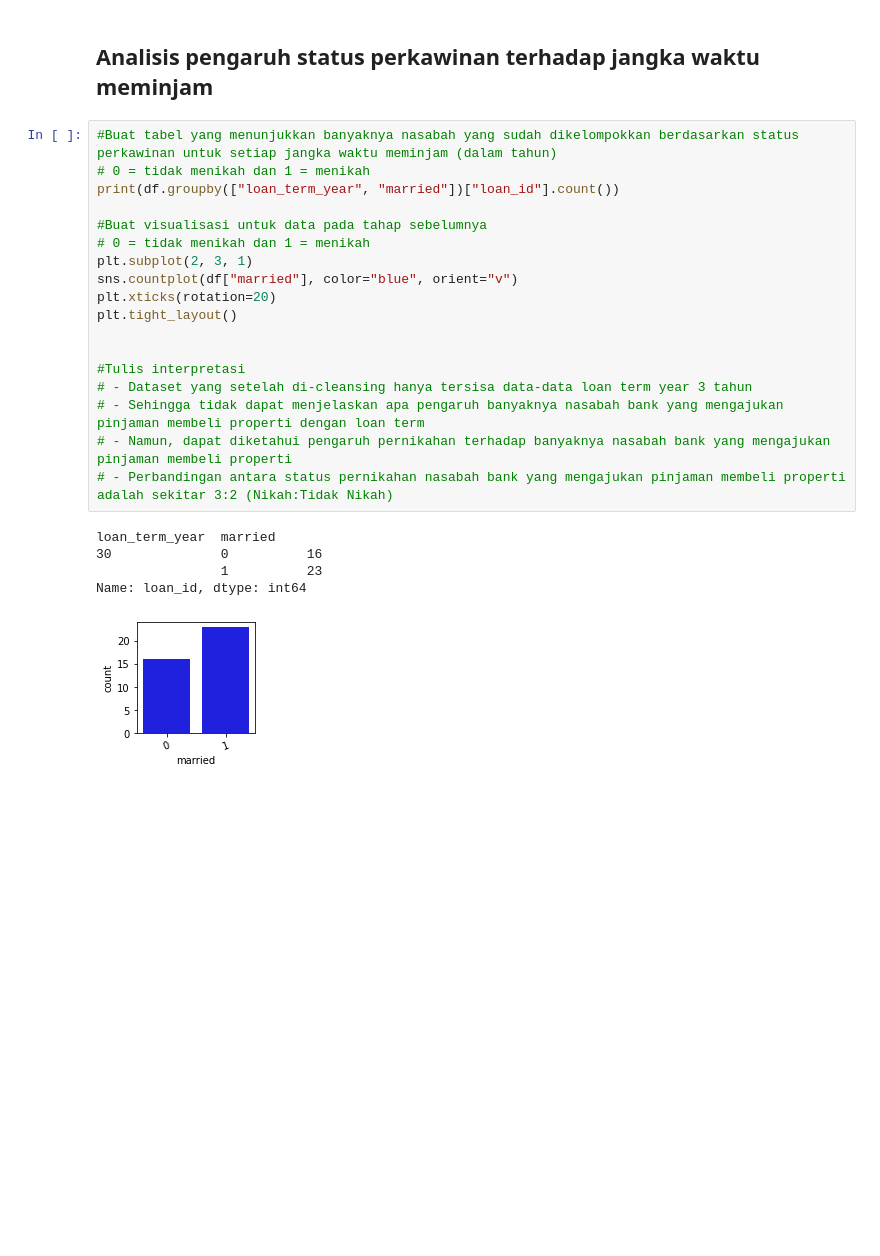
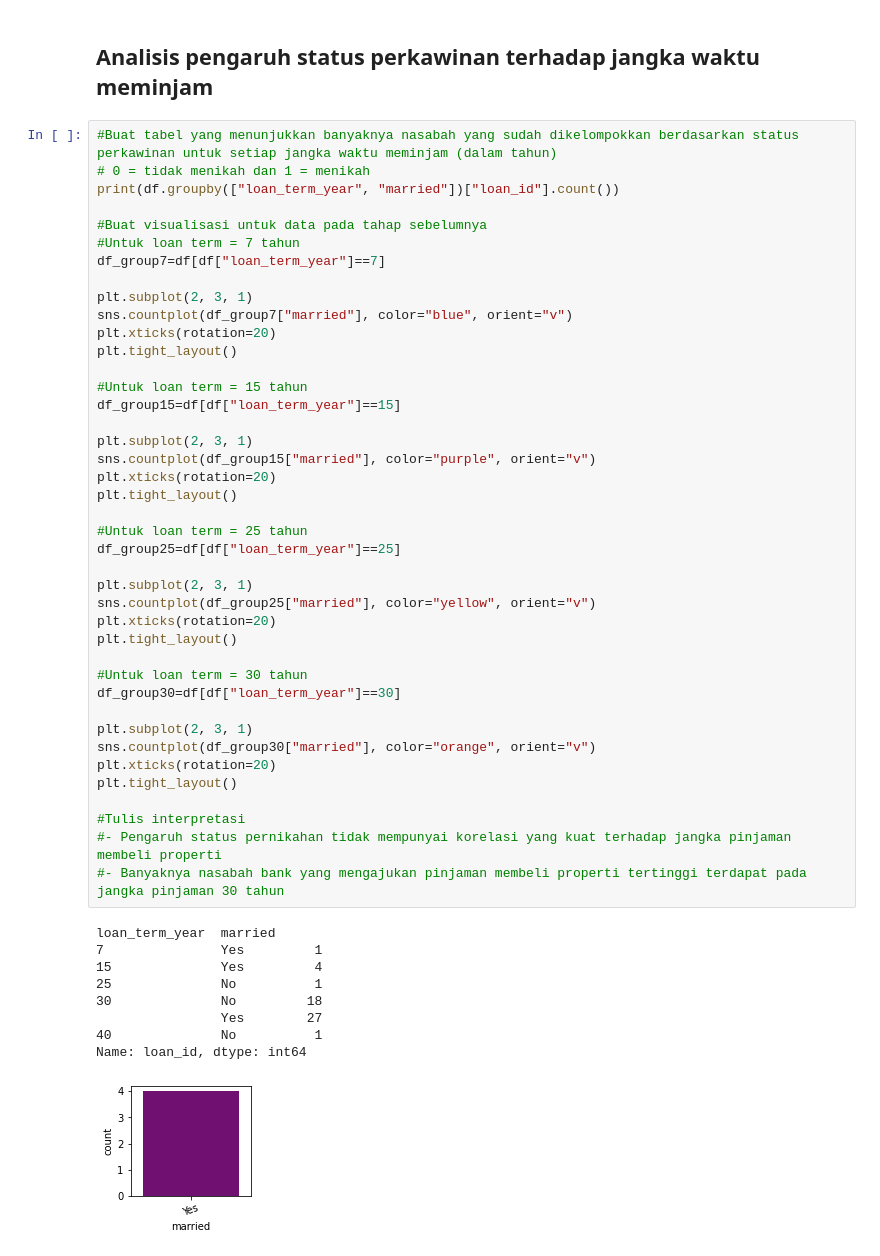
Before and after one commit to dartwinshu/rakamin-digital-festival-data-science, a Jupyter notebook: Analyze the Behavior of Loan Property Customers.ipynb, the cells around one changed output. Saved outputs shown, nothing was run; the diff lists cells and outputs as text; blank space fills up the shorter version.

```diff
--- a/Analyze the Behavior of Loan Property Customers.ipynb
+++ b/Analyze the Behavior of Loan Property Customers.ipynb
@@ -198,26 +197,53 @@ Name: loan_id, dtype: int64
 # %% [markdown]
 ## Analisis pengaruh status perkawinan terhadap jangka waktu meminjam
-# %%
-#Buat tabel yang menunjukkan banyaknya nasabah yang sudah dikelompokkan berdasarkan status perkawinan untuk setiap jangka waktu meminjam (dalam tahun)
-# 0 = tidak menikah dan 1 = menikah
-print(df.groupby(["loan_term_year", "married"])["loan_id"].count())
-
-#Buat visualisasi untuk data pada tahap sebelumnya
-# 0 = tidak menikah dan 1 = menikah
-plt.subplot(2, 3, 1)
-sns.countplot(df["married"], color="blue", orient="v")
-plt.xticks(rotation=20)
-plt.tight_layout()
-
-
-#Tulis interpretasi
-# - Dataset yang setelah di-cleansing hanya tersisa data-data loan term year 3 tahun
-# - Sehingga tidak dapat menjelaskan apa pengaruh banyaknya nasabah bank yang mengajukan pinjaman membeli properti dengan loan term
-# - Namun, dapat diketahui pengaruh pernikahan terhadap banyaknya nasabah bank yang mengajukan pinjaman membeli properti
-# - Perbandingan antara status pernikahan nasabah bank yang mengajukan pinjaman membeli properti adalah sekitar 3:2 (Nikah:Tidak Nikah)
-# %% [output]
-loan_term_year  married
-30              0          16
-                1          23
-Name: loan_id, dtype: int64
-[figure, removed]
+# %%
+#Buat tabel yang menunjukkan banyaknya nasabah yang sudah dikelompokkan berdasarkan status perkawinan untuk setiap jangka waktu meminjam (dalam tahun)
+# 0 = tidak menikah dan 1 = menikah
+print(df.groupby(["loan_term_year", "married"])["loan_id"].count())
+
+#Buat visualisasi untuk data pada tahap sebelumnya
+#Untuk loan term = 7 tahun
+df_group7=df[df["loan_term_year"]==7]
+
+plt.subplot(2, 3, 1)
+sns.countplot(df_group7["married"], color="blue", orient="v")
+plt.xticks(rotation=20)
+plt.tight_layout()
+
+#Untuk loan term = 15 tahun
+df_group15=df[df["loan_term_year"]==15]
+
+plt.subplot(2, 3, 1)
+sns.countplot(df_group15["married"], color="purple", orient="v")
+plt.xticks(rotation=20)
+plt.tight_layout()
+
+#Untuk loan term = 25 tahun
+df_group25=df[df["loan_term_year"]==25]
+
+plt.subplot(2, 3, 1)
+sns.countplot(df_group25["married"], color="yellow", orient="v")
+plt.xticks(rotation=20)
+plt.tight_layout()
+
+#Untuk loan term = 30 tahun
+df_group30=df[df["loan_term_year"]==30]
+
+plt.subplot(2, 3, 1)
+sns.countplot(df_group30["married"], color="orange", orient="v")
+plt.xticks(rotation=20)
+plt.tight_layout()
+
+#Tulis interpretasi
+#- Pengaruh status pernikahan tidak mempunyai korelasi yang kuat terhadap jangka pinjaman membeli properti
+#- Banyaknya nasabah bank yang mengajukan pinjaman membeli properti tertinggi terdapat pada jangka pinjaman 30 tahun
+# %% [output]
+loan_term_year  married
+7               Yes         1
+15              Yes         4
+25              No          1
+30              No         18
+                Yes        27
+40              No          1
+Name: loan_id, dtype: int64
+[figure, added]
```
Also changed, not shown: parts of 2 cells of this notebook.
